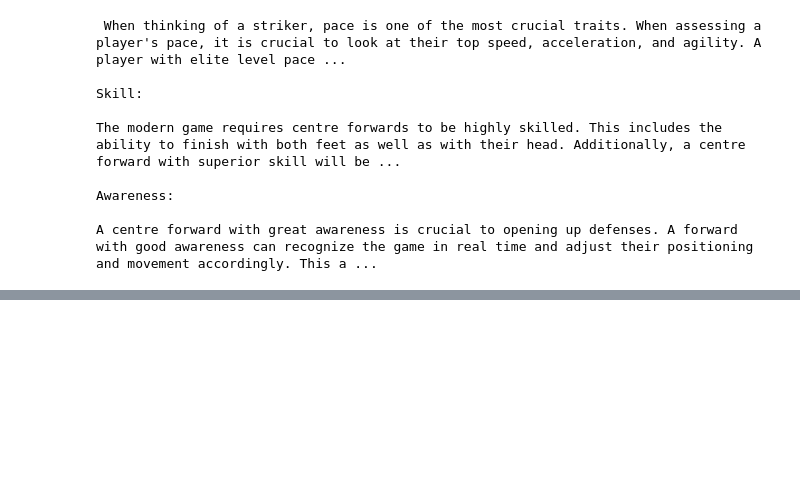
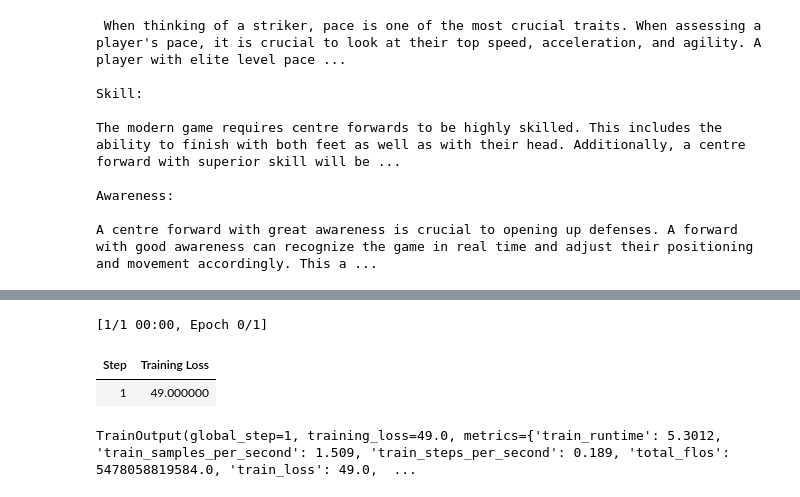
Before and after one commit to a66030/GenAI_PromptEngg, a Jupyter notebook: GenAI_PromptEngg.ipynb, the cells around one changed output, grey strips where cells are left out. Saved outputs shown, nothing was run; the diff lists cells and outputs as text; code cells hidden in the pictures; blank space fills up the shorter version.

```diff
--- a/GenAI_PromptEngg.ipynb
+++ b/GenAI_PromptEngg.ipynb
@@ -952,0 +1337,16 @@ A centre forward with great awareness is crucial to opening up defenses. A forwa
+# %%
+def tokenize_function(example) :
+  start_prompt = 'Summarize the following conversation - UPDATED. \n \n'
+  end_prompt = '\n \n summary : '
+
+  prompt = [start_prompt + dialogue + end_prompt for dialogue in example['dialogue']]
+
+  example['input_ids'] = tokenizer(prompt, padding="max_length", truncation=True, return_tensors="pt").input_ids
+  example['labels'] = tokenizer(example["summary"], padding="max_length", truncation=True, return_tensors="pt").input_ids
+
+  return example
+# %%
+tokenized_datasets = dataset.map(tokenize_function, batched=True)
+tokenized_datasets = tokenized_datasets.remove_columns(['id','topic','dialogue','summary', ])
+
+tokenized_datasets = tokenized_datasets.filter(lambda example, index : index % 100 == 0, with_indices=True)
@@ -952,0 +1381,30 @@ A centre forward with great awareness is crucial to opening up defenses. A forwa
+# %%
+output_dir = f'./dialogue-summary-training-{str(int(time.time()))}'
+
+training_args = TrainingArguments(
+    output_dir = output_dir,
+    learning_rate=1e-5,
+    num_train_epochs=1,
+    weight_decay=0.01,
+    logging_steps=1,
+    max_steps=1
+)
+
+trainer = Trainer(
+    model=original_model,
+    args=training_args,
+    train_dataset=tokenized_datasets['train'],
+    eval_dataset=tokenized_datasets['validation']
+)
+# %%
+trainer.train() # take 1.5 hrs in colab in normal
+#Change runtime to T4-GPU
+
+# instruct_model = AutoModelForSeq2SeqLM.from_pretrained(./dialogue-summary-training-12.00, torch_dtype=torch.bfloat16)
+
+# use newly updated model
+# %% [output]
+[1/1 00:00, Epoch 0/1]
+| Step | Training Loss |
+| 1 | 49.000000 |
+TrainOutput(global_step=1, training_loss=49.0, metrics={'train_runtime': 5.3012, 'train_samples_per_second': 1.509, 'train_steps_per_second': 0.189, 'total_flos': 5478058819584.0, 'train_loss': 49.0,  ...
```
Also changed, not shown: parts of 20 cells of this notebook.
